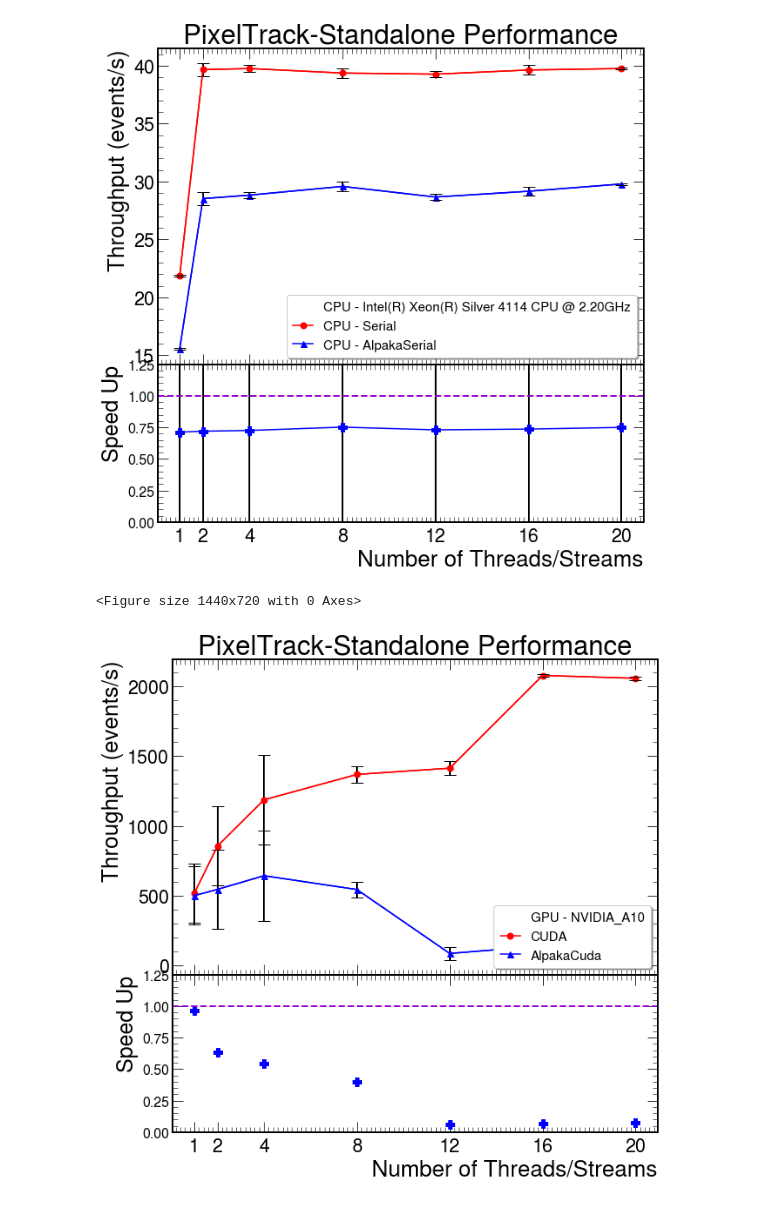
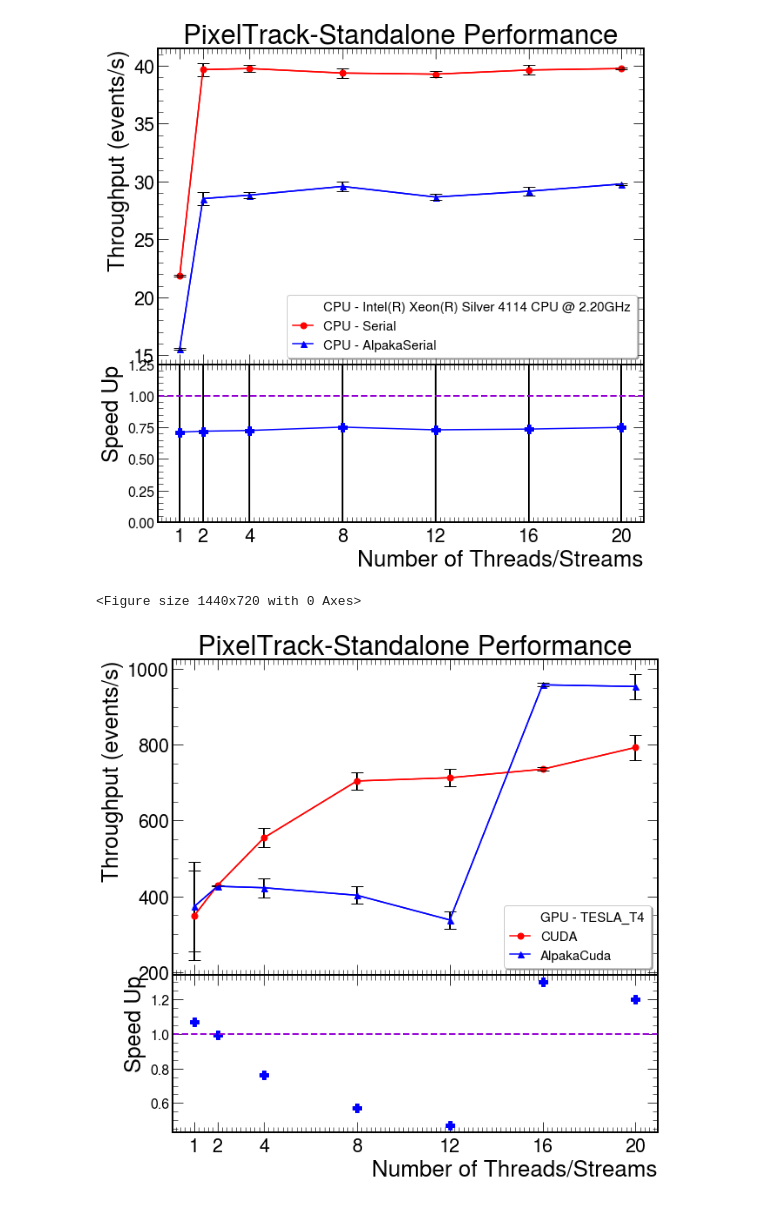
Before and after one commit to pfudolig/pixeltrack-standalone, a Jupyter notebook: overlay_plots.ipynb, the cells around one changed output. Drawn from its saved outputs; the diff is of its cells as text; code cells hidden in the pictures.

```diff
--- a/overlay_plots.ipynb
+++ b/overlay_plots.ipynb
@@ -23,13 +23,13 @@ mpng = 'results/multiple_results/'
 df_alps = pd.read_csv('results/alps_results/csv/4alps_20s_10000e.csv')
 df_ser = pd.read_csv('results/serial_results/csv/4serial_20s_10000e.csv')
 
-cuda1 = pd.read_csv('results/cuda_results/csv/4cuda1_20s_20000e.csv')
-cuda2 = pd.read_csv('results/cuda_results/csv/4cuda2_20s_20000e.csv')
-cuda3 = pd.read_csv('results/cuda_results/csv/4cuda3_20s_20000e.csv')
+cuda1 = pd.read_csv('results/cuda_results/csv/4cuda1_20s_30000e.csv')
+cuda2 = pd.read_csv('results/cuda_results/csv/4cuda2_20s_30000e.csv')
+cuda3 = pd.read_csv('results/cuda_results/csv/4cuda3_20s_30000e.csv')
 
-alpc1 = pd.read_csv('results/alpc_results/csv/4alpc1_20s_20000e.csv')
-alpc2 = pd.read_csv('results/alpc_results/csv/4alpc2_20s_20000e.csv')
-#alpc3 = pd.read_csv('results/alpc_results/csv/4alpc3_20s_30000e.csv')
+alpc1 = pd.read_csv('results/alpc_results/csv/4alpc1_20s_30000e.csv')
+alpc2 = pd.read_csv('results/alpc_results/csv/4alpc2_20s_30000e.csv')
+alpc3 = pd.read_csv('results/alpc_results/csv/4alpc3_20s_30000e.csv')
 # %%
 def stdDev(dataframe1,dataframe2):
 
@@ -325,7 +325,7 @@ overlay2Thru(df_ser,'Serial',df_alps,'AlpakaSerial')
 <Figure size 1440x720 with 0 Axes>
 [figure]
 # %%
-overlay2Thru(cuda1,'CUDA',alpc1,'AlpakaCuda',gpu='NVIDIA_A10')
+overlay2Thru(cuda3,'CUDA',alpc3,'AlpakaCuda',gpu='TESLA_T4')
 # %% [output]
 <Figure size 1440x720 with 0 Axes>
-[figure, old version]
+[figure, new version]
```
Also changed, not shown: 2 other files.
